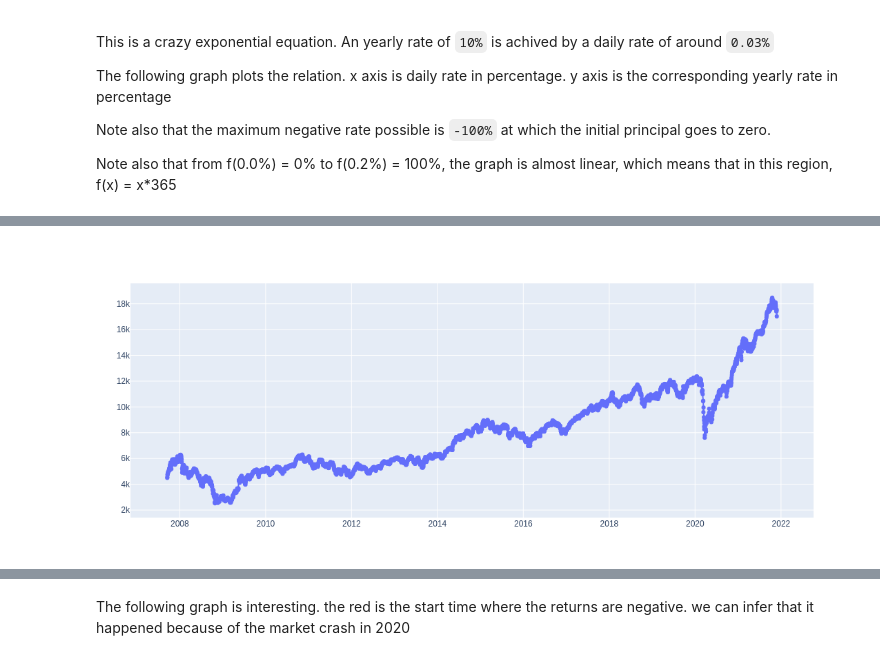
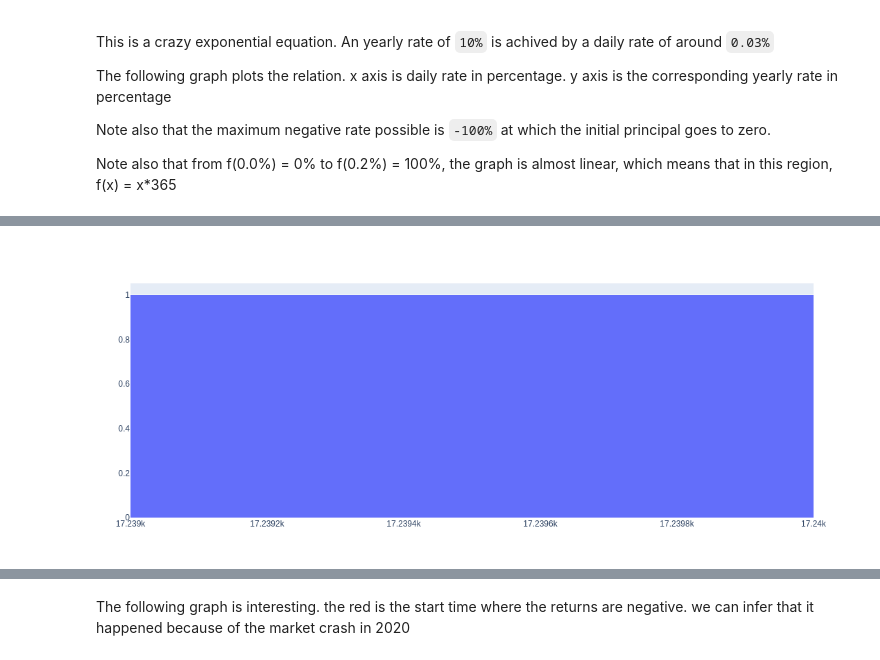
Before and after one commit to agsha/julia, a Jupyter notebook: template.ipynb, the cells around one changed output, grey strips where cells are left out. Saved outputs shown, nothing was run; the diff lists cells and outputs as text; code cells hidden in the pictures.

```diff
--- a/template.ipynb
+++ b/template.ipynb
@@ -179,14 +204,15 @@ tls = initializeTls(10000)
 # %%
-
+io = initLogging()
 function oneRun(rateThreshold::Float64, investDays::Int, redeemDays::Int, ll::FastList{Int},
         tradingDays::AbstractVector{Int}, prices::AbstractVector{Float64})
     days::Int = investDays+redeemDays
     wallet::Float64 = 0.0;
     amount = 1000.0;
 
-    daysKept::Int = 0;
+    maxDaysHeld::Int = 0;
     minWallet = 0;
-
+    rateGeom::Float64 = 1.0;
+    totDaysHeld::Float64 = 0
     reset!(ll)
 
     for i::Int in 1:days
@@ -194,10 +220,13 @@ function oneRun(rateThreshold::Float64, investDays::Int, redeemDays::Int, ll::Fa
             dayBought::Int = node.data
             daysHeld::Int = tradingDays[i] - tradingDays[dayBought]
             net_today::Float64 = net_today_f(amount, prices[dayBought], prices[i], daysHeld)
-            rate::Float64 = r(amount, net_today, daysHeld/365.0)
+            net_today = max(net_today, 1)
+            rate::Float64 = r(amount, net_today, daysHeld/365.0);
             if rate > rateThreshold || i==days
                 wallet += net_today
-                daysKept = max(daysKept, daysHeld);
+                maxDaysHeld = max(maxDaysHeld, daysHeld);
+                totDaysHeld += daysHeld;
+                rateGeom = rateGeom * (1+rate)^(daysHeld/365);
                 del(ll, node)
             end
         end
@@ -206,75 +235,18 @@ function oneRun(rateThreshold::Float64, investDays::Int, redeemDays::Int, ll::Fa
             push!(ll, i)
         end
         minWallet = min(wallet, minWallet)
+
     end
-#     return minWallet
-    return wallet
+    return rateGeom^(365.0/totDaysHeld) - 1, wallet;
 end
-
-# tls is thread local storage
-function simulateMulti(tls::Vector{Tls}, d::Dict{String, Point})
-    runs::Int = 5000
-    investDays = 365*1; redeemDays=365*6;
-
-    days = investDays + redeemDays;
-    results = Vector{Float64}(undef, runs)
-
-    rateThreshold::Float64 = .05; μ=meanNifty; σ=stdNifty;
-
-    prices=d["^NSEI"].prices;
-    tradingDays = d["^NSEI"].intDates;
-
-    wallets = Vector{Float64}(undef, 0)
-    bad_days = Vector{Int}(undef, 0)
-    lk = Threads.SpinLock()
-
-    @views Threads.@threads  for start in 1:length(tradingDays) - days - 10
-        myTls::Tls = tls[Threads.threadid()]
-        pprices = prices[start:end];
-        ddates = tradingDays[start:end];
-
-        wallet = oneRun(rateThreshold, investDays, redeemDays, myTls.ll, ddates, pprices);
-        lock(lk) do
-            push!(wallets, wallet);
-            if wallet < 0
-                push!(bad_days, start)
-            end
-        end
-    end
-#     sort!(negativeDays)
-#     println(negativeDays)
-#     y = nquantile(wallets, 100)
-#     x = collect(1:101)
-#     doplot(x, y)
-    display( plot([histogram(x=wallets)]))
-    dates, prices, intDates = d["^NSEI"].dates, d["^NSEI"].prices, d["^NSEI"].intDates
-    trace1 = scatter(x=dates, y=prices,
-                        mode="lines+markers",
-                        name="nifty 50")
-    trace2 = scatter(x=dates[bad_days], y=prices[bad_days],
-                        mode="markers",
-                        name="start times where the returns are negative")
-    add = investDays + redeemDays
-    trace3 = scatter(x=dates[bad_days.+investDays], y=prices[bad_days.+investDays],
-                        mode="markers",
-        name="invest time of the start times")
-    trace4 = scatter(x=dates[bad_days.+add], y=prices[bad_days.+add],
-                        mode="markers",
-        name="invest and redeem time of the start times")
-
-    display(plot([trace1, trace2, trace3, trace4]))#     plot(1:101, nquantile(wallets, 100))
-#fuck
-end
-# tls is thread local storage
-function simulateWeinerMulti(tls::Vector{Tls})
-    runs::Int = 1000
-    investDays = 365*3; redeemDays=365;
+function simulateWeinerMulti(tls::Vector{Tls},  d::Dict{String, Point}, investDays::Int, redeemDays::Int)
+    runs::Int = 1
 
     days = investDays + redeemDays;
     results = Vector{Float64}(undef, 0)
 
 
-    rateThreshold::Float64 = .4; μ=.1; σ=.3;
+    rateThreshold::Float64 = .01; μ=meanNifty; σ=stdNifty;
 
     prices=Vector{Float64}(undef, days);
     tradingDays = collect(1:days)
@@ -286,14 +258,19 @@ function simulateWeinerMulti(tls::Vector{Tls})
         myTls = tls[tid]
         brk = false
         weiner(days, μ, σ, myTls.prices, myTls.ϕ, myTls.dist)
+        display(plot(1:days, myTls.prices))
         reset!(myTls.ll)
-        result = oneRun(rateThreshold, investDays, redeemDays, myTls.ll, tradingDays, myTls.prices)
+        rateGeom, wallet = oneRun(rateThreshold, investDays, redeemDays, myTls.ll, tradingDays, myTls.prices)
         lock(lk) do
-            push!(results, result)
+            push!(results, wallet)
         end
     end
     display( plot([histogram(x=results)]))
+    println("mean is $(mean(results)), stdev is $(std(results))")
 end
-# @time simulateWeinerMulti(tls)
-@time simulateMulti(tls, d)
+
+
+@time simulateWeinerMulti(tls, d, 365, 365*8)
+# may 5th 2017 to nov 24 2017
+flush(io)
 # %% [output]
@@ -301 +278 @@ end
-[figure, old version]
+[figure, new version]
```
Also changed, not shown: parts of 16 cells of this notebook, 2 other files.
